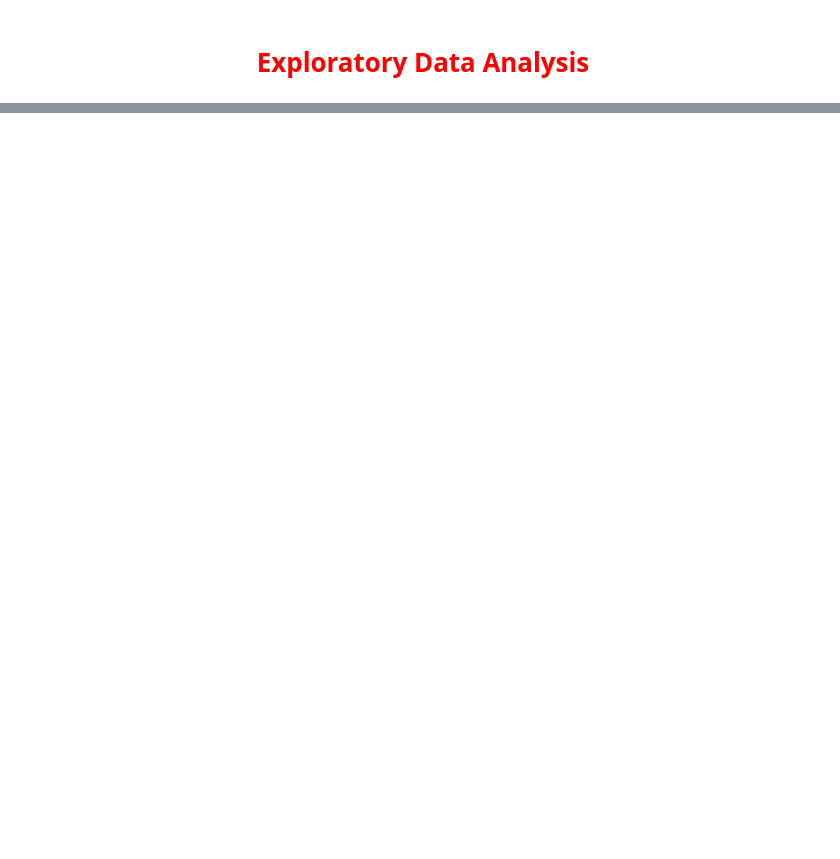
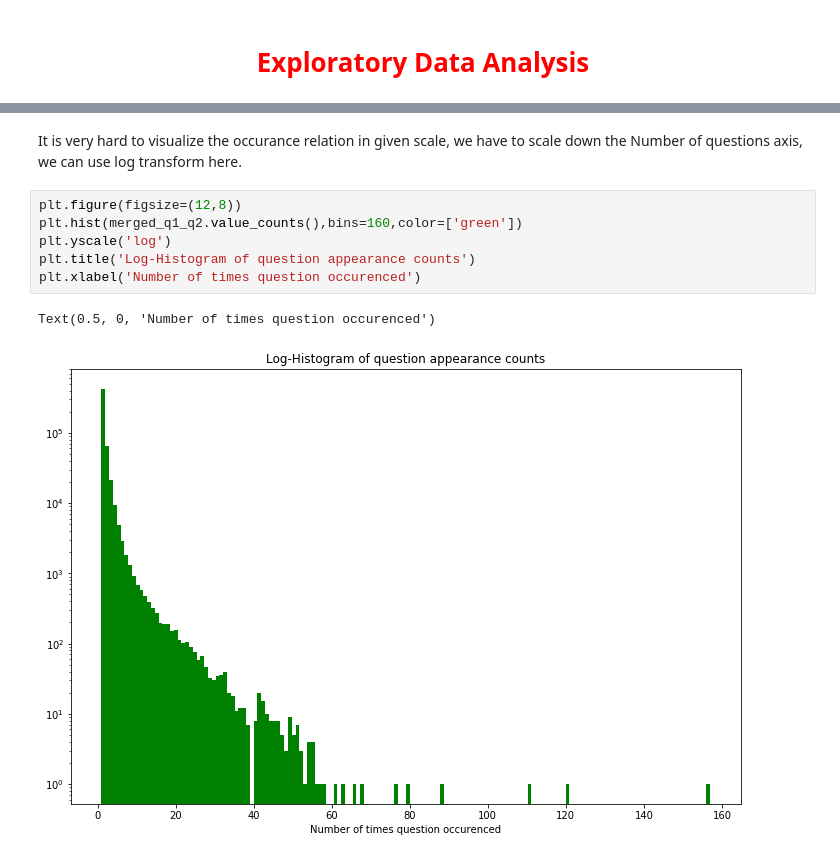
Before and after one commit to arpitiiitv/Machine-Learning-End2End-, a Jupyter notebook: Quora Question Pairs Similarity/Quora Question Pairs.ipynb, the cells around one changed output, grey strips where cells are left out. Saved outputs shown, nothing was run; the diff lists cells and outputs as text; blank space fills up the shorter version.

```diff
--- a/Quora Question Pairs Similarity/Quora Question Pairs.ipynb
+++ b/Quora Question Pairs Similarity/Quora Question Pairs.ipynb
@@ -52,0 +175,11 @@ High False positive rate will affect model badly, if we will merge the answer of
+# %% [markdown]
+It is very hard to visualize the occurance relation in given scale, we have to scale down the Number of questions axis, we can use log transform here.
+# %%
+plt.figure(figsize=(12,8))
+plt.hist(merged_q1_q2.value_counts(),bins=160,color=['green'])
+plt.yscale('log')
+plt.title('Log-Histogram of question appearance counts')
+plt.xlabel('Number of times question occurenced')
+# %% [output]
+Text(0.5, 0, 'Number of times question occurenced')
+[figure, added]
```
Also changed, not shown: parts of 24 cells of this notebook.
